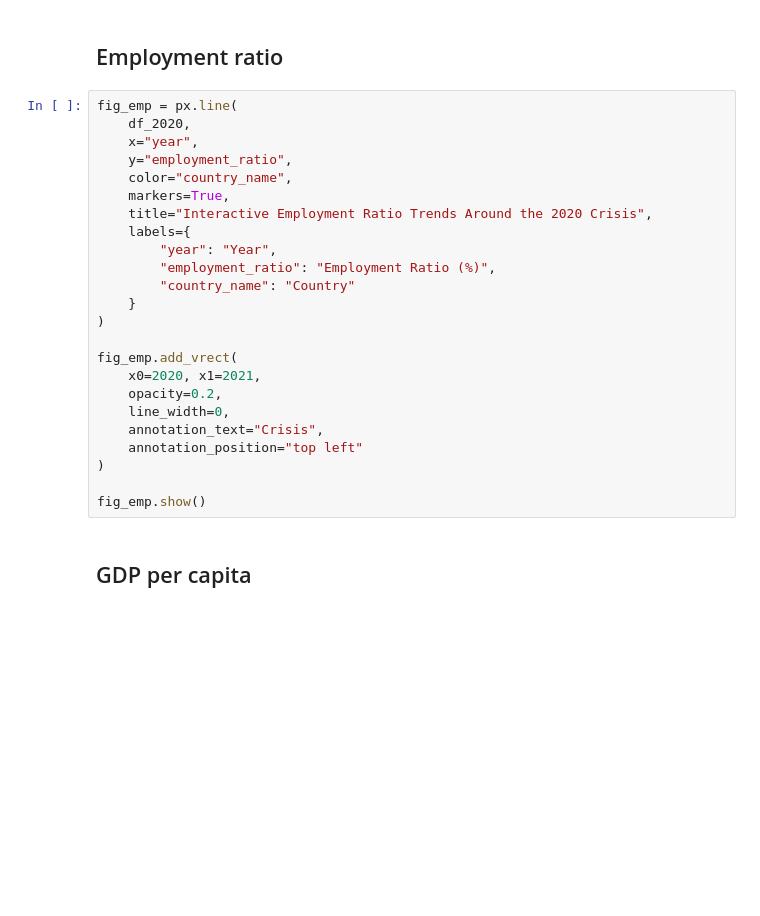
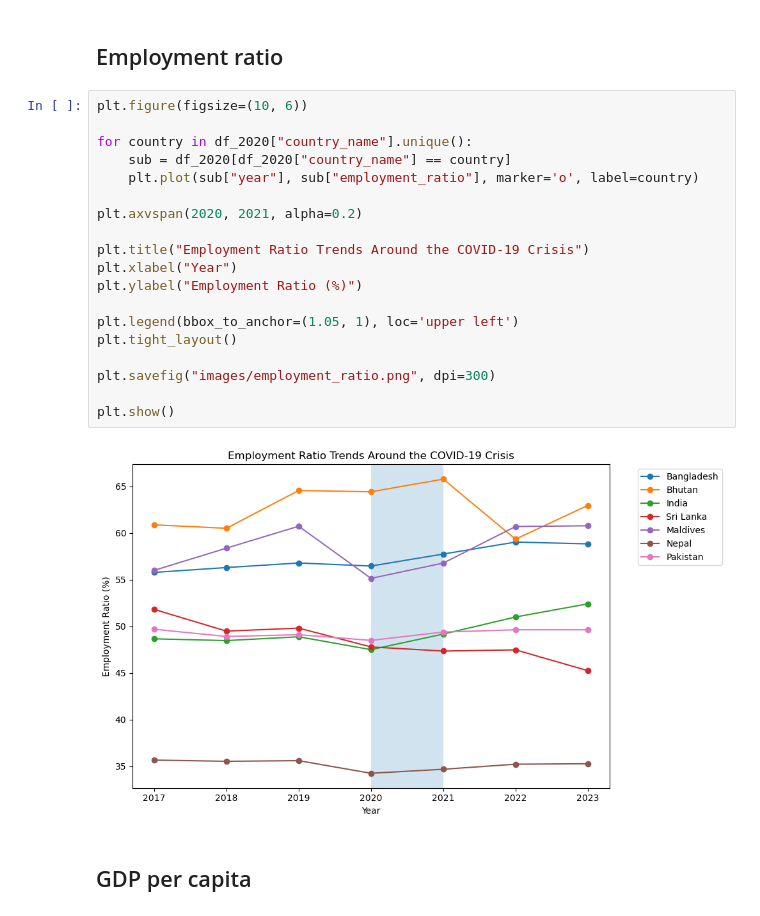
Before and after one commit to chris-tinad/DATASCI350_finalproject_group2, a Jupyter notebook: scripts/covid19.ipynb, the cells around one changed output. Drawn from its saved outputs; the diff is of its cells as text; blank space fills up the shorter version.

```diff
--- a/scripts/covid19.ipynb
+++ b/scripts/covid19.ipynb
@@ -162,29 +159,26 @@ fig_growth.show()
 # %% [markdown]
 ## Employment ratio
 # %%
-fig_emp = px.line(
-    df_2020,
-    x="year",
-    y="employment_ratio",
-    color="country_name",
-    markers=True,
-    title="Interactive Employment Ratio Trends Around the 2020 Crisis",
-    labels={
-        "year": "Year",
-        "employment_ratio": "Employment Ratio (%)",
-        "country_name": "Country"
-    }
-)
+plt.figure(figsize=(10, 6))
 
-fig_emp.add_vrect(
-    x0=2020, x1=2021,
-    opacity=0.2,
-    line_width=0,
-    annotation_text="Crisis",
-    annotation_position="top left"
-)
+for country in df_2020["country_name"].unique():
+    sub = df_2020[df_2020["country_name"] == country]
+    plt.plot(sub["year"], sub["employment_ratio"], marker='o', label=country)
 
-fig_emp.show()
+plt.axvspan(2020, 2021, alpha=0.2)
+
+plt.title("Employment Ratio Trends Around the COVID-19 Crisis")
+plt.xlabel("Year")
+plt.ylabel("Employment Ratio (%)")
+
+plt.legend(bbox_to_anchor=(1.05, 1), loc='upper left')
+plt.tight_layout()
+
+plt.savefig("images/employment_ratio.png", dpi=300)
+
+plt.show()
+# %% [output]
+[figure, added]
 # %% [markdown]
 ## GDP per capita
 # %%
```
Also changed, not shown: parts of 3 cells of this notebook.
